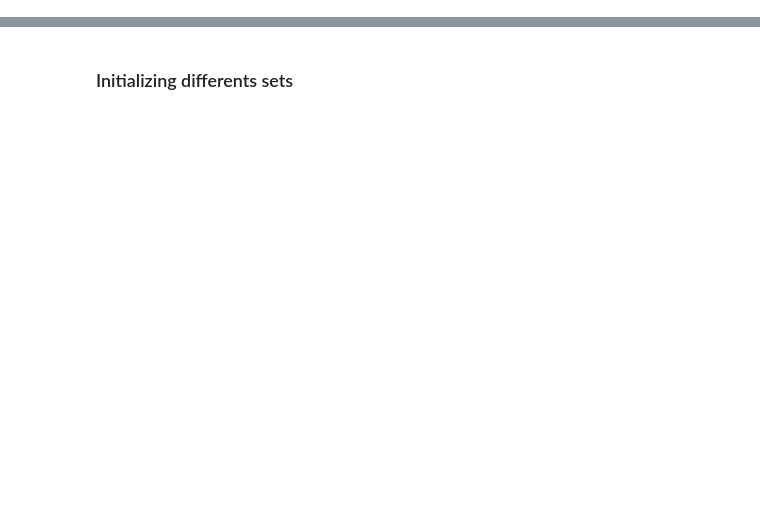
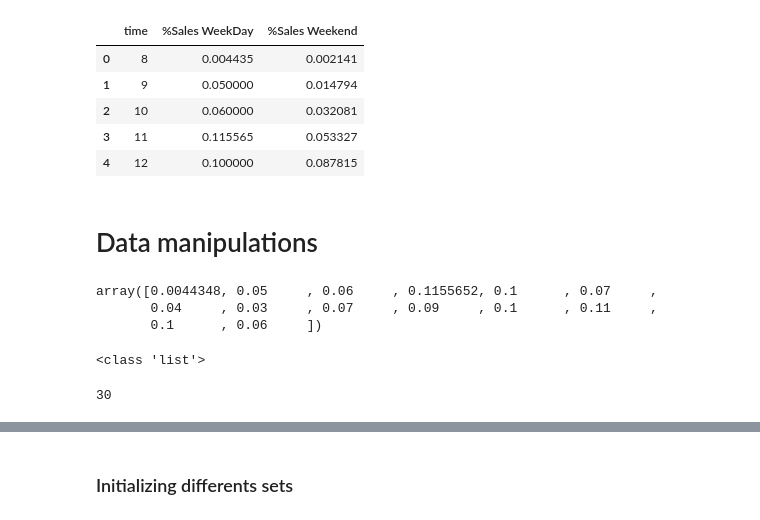
Before and after one commit to juan08/Optimization, a Jupyter notebook: Linear Programing in Personal Scheduling.ipynb, the cells around one changed output, grey strips where cells are left out. Drawn from its saved outputs; the diff is of its cells as text; code cells hidden in the pictures; blank space fills up the shorter version.

```diff
--- a/Linear Programing in Personal Scheduling.ipynb
+++ b/Linear Programing in Personal Scheduling.ipynb
@@ -81,0 +52,11 @@ arc
+# %%
+salesbehavior.head()
+# %% [output]
+|  | time | %Sales WeekDay | %Sales Weekend |
+| 0 | 8 | 0.004435 | 0.002141 |
+| 1 | 9 | 0.050000 | 0.014794 |
+| 2 | 10 | 0.060000 | 0.032081 |
+| 3 | 11 | 0.115565 | 0.053327 |
+| 4 | 12 | 0.100000 | 0.087815 |
+# %% [markdown]
+# Data manipulations
@@ -81,0 +68,20 @@ arc
+# %%
+DayWeek
+# %% [output]
+array([0.0044348, 0.05     , 0.06     , 0.1155652, 0.1      , 0.07     ,
+       0.04     , 0.03     , 0.07     , 0.09     , 0.1      , 0.11     ,
+       0.1      , 0.06     ])
+# %%
+#Here we apply the desagregation of demand according to the day of the week
+salesHour=[]
+for i in range(len(sales['Sales'])):
+    if (sales['Week Day'][i]=='domingo' or sales['Week Day'][i]=='sábado'):
+        salesHour.append(sales['Sales'][i]*Weekeend)
+    else:
+        salesHour.append(sales['Sales'][i]*DayWeek)
+
+print(type(salesHour))
+len(salesHour)
+# %% [output]
+<class 'list'>
+30
```
Also changed, not shown: parts of 68 cells of this notebook.
